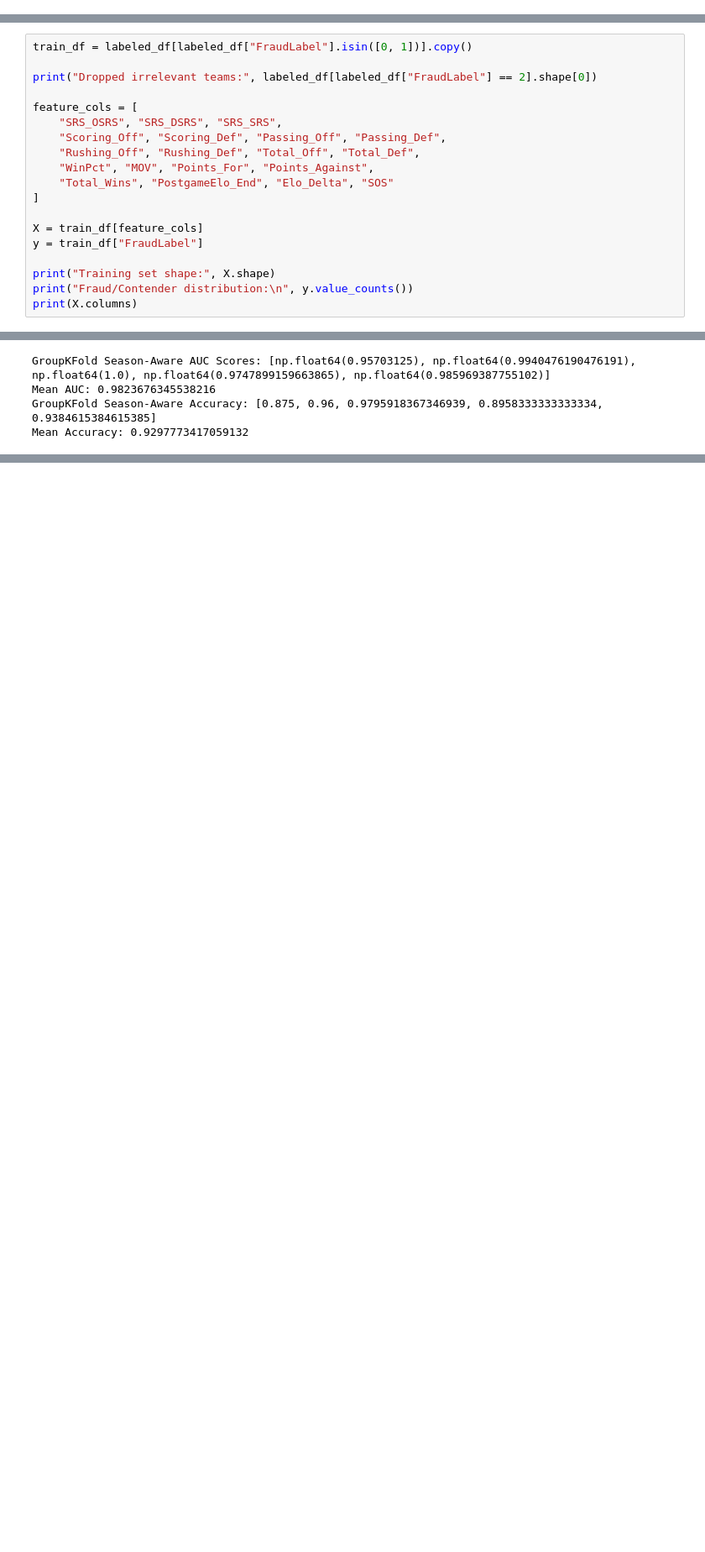
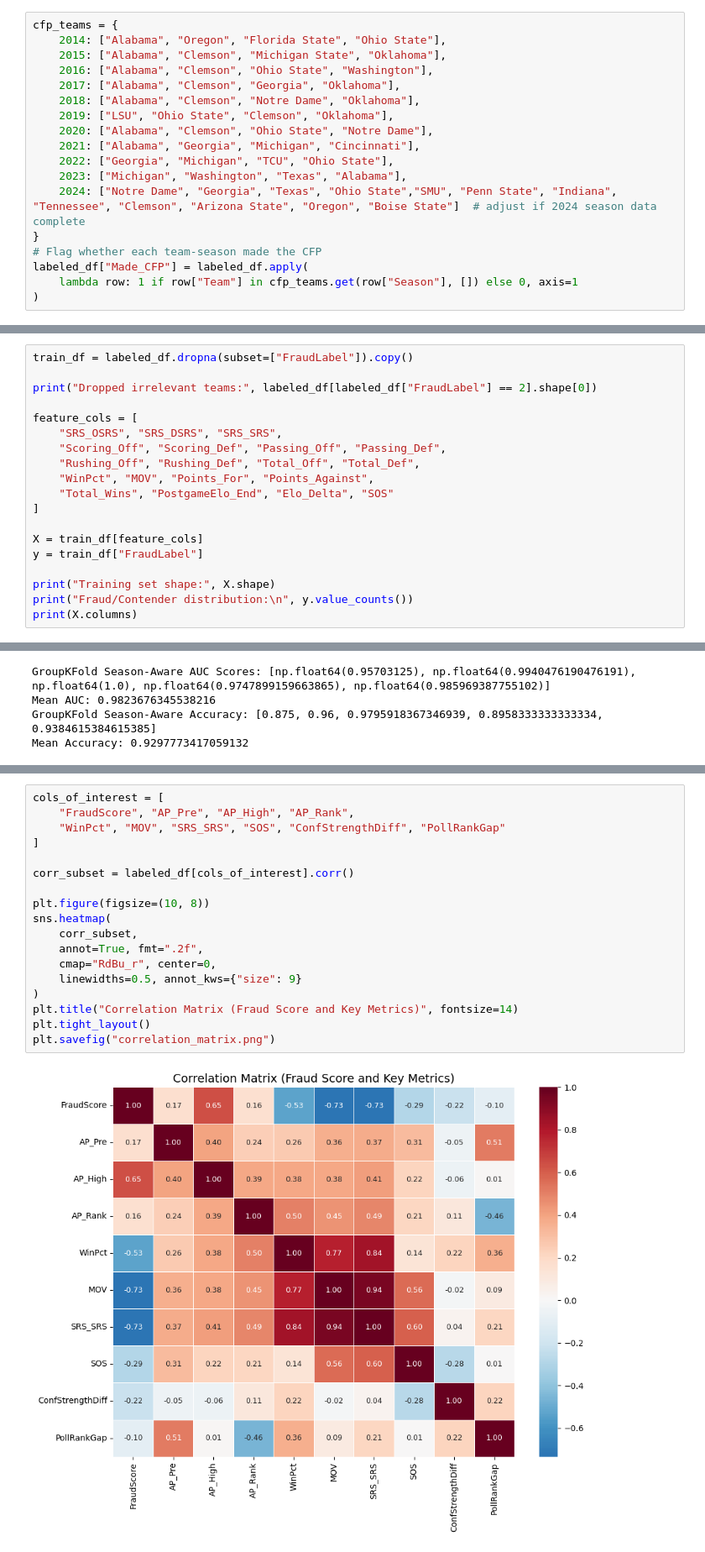
Before and after one commit to linhcapp/dat490-capstone-project, a Jupyter notebook: notebooks/dat490_capstone_jupyter_notebook.ipynb, the cells around one changed output, grey strips where cells are left out. Shown at 84% size. Cells and saved outputs as stored; diff of their text form; blank space fills up the shorter version.

```diff
--- a/notebooks/dat490_capstone_jupyter_notebook.ipynb
+++ b/notebooks/dat490_capstone_jupyter_notebook.ipynb
@@ -1437,0 +1413,18 @@ Fraud Labels in 2014:
+# %%
+cfp_teams = {
+    2014: ["Alabama", "Oregon", "Florida State", "Ohio State"],
+    2015: ["Alabama", "Clemson", "Michigan State", "Oklahoma"],
+    2016: ["Alabama", "Clemson", "Ohio State", "Washington"],
+    2017: ["Alabama", "Clemson", "Georgia", "Oklahoma"],
+    2018: ["Alabama", "Clemson", "Notre Dame", "Oklahoma"],
+    2019: ["LSU", "Ohio State", "Clemson", "Oklahoma"],
+    2020: ["Alabama", "Clemson", "Ohio State", "Notre Dame"],
+    2021: ["Alabama", "Georgia", "Michigan", "Cincinnati"],
+    2022: ["Georgia", "Michigan", "TCU", "Ohio State"],
+    2023: ["Michigan", "Washington", "Texas", "Alabama"],
+    2024: ["Notre Dame", "Georgia", "Texas", "Ohio State","SMU", "Penn State", "Indiana", "Tennessee", "Clemson", "Arizona State", "Oregon", "Boise State"]  # adjust if 2024 season data complete
+}
+# Flag whether each team-season made the CFP
+labeled_df["Made_CFP"] = labeled_df.apply(
+    lambda row: 1 if row["Team"] in cfp_teams.get(row["Season"], []) else 0, axis=1
+)
@@ -1438,5 +1595,5 @@ Fraud Labels in 2014:
 # %%
-train_df = labeled_df[labeled_df["FraudLabel"].isin([0, 1])].copy()
+train_df = labeled_df.dropna(subset=["FraudLabel"]).copy()
 
 print("Dropped irrelevant teams:", labeled_df[labeled_df["FraudLabel"] == 2].shape[0])
 
@@ -1597,0 +1756,20 @@ Top Predicted Frauds in 2014:
+# %%
+cols_of_interest = [
+    "FraudScore", "AP_Pre", "AP_High", "AP_Rank",
+    "WinPct", "MOV", "SRS_SRS", "SOS", "ConfStrengthDiff", "PollRankGap"
+]
+
+corr_subset = labeled_df[cols_of_interest].corr()
+
+plt.figure(figsize=(10, 8))
+sns.heatmap(
+    corr_subset,
+    annot=True, fmt=".2f",
+    cmap="RdBu_r", center=0,
+    linewidths=0.5, annot_kws={"size": 9}
+)
+plt.title("Correlation Matrix (Fraud Score and Key Metrics)", fontsize=14)
+plt.tight_layout()
+plt.savefig("correlation_matrix.png")
+# %% [output]
+[figure, added]
```
Also changed, not shown: parts of 20 cells of this notebook, 4 other files.
